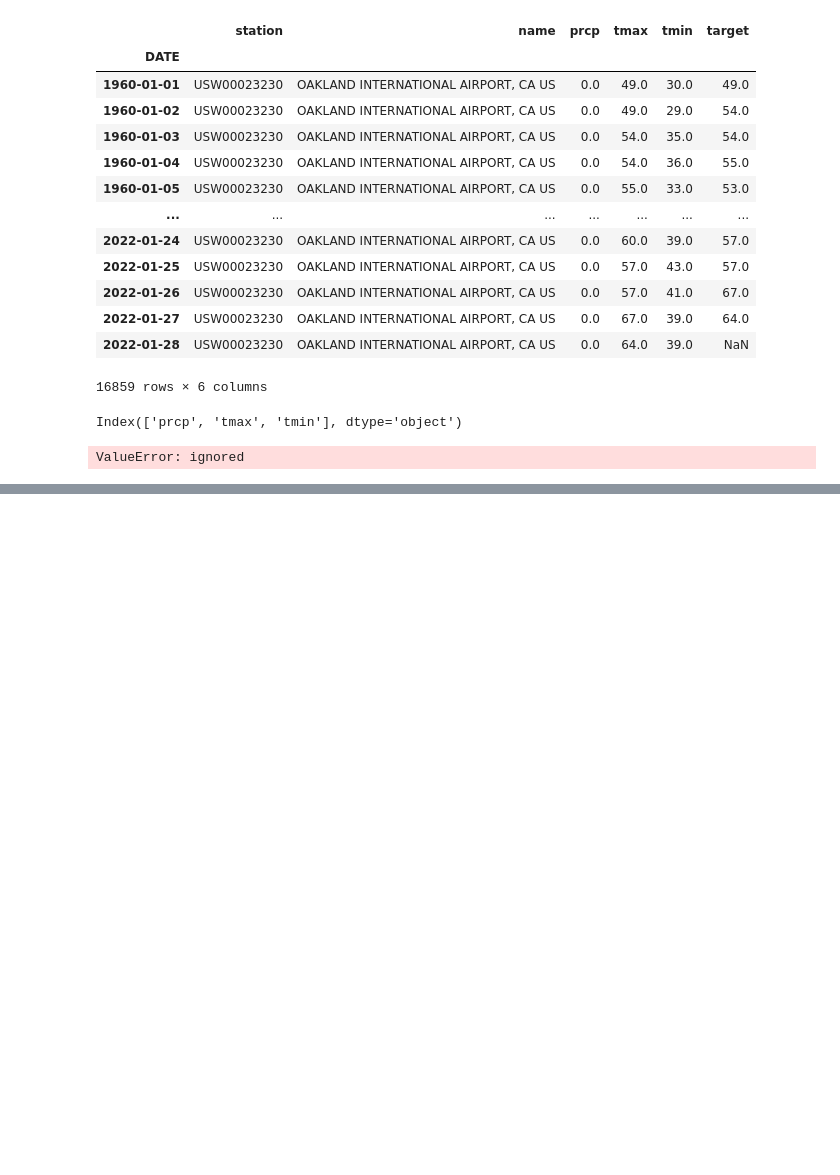
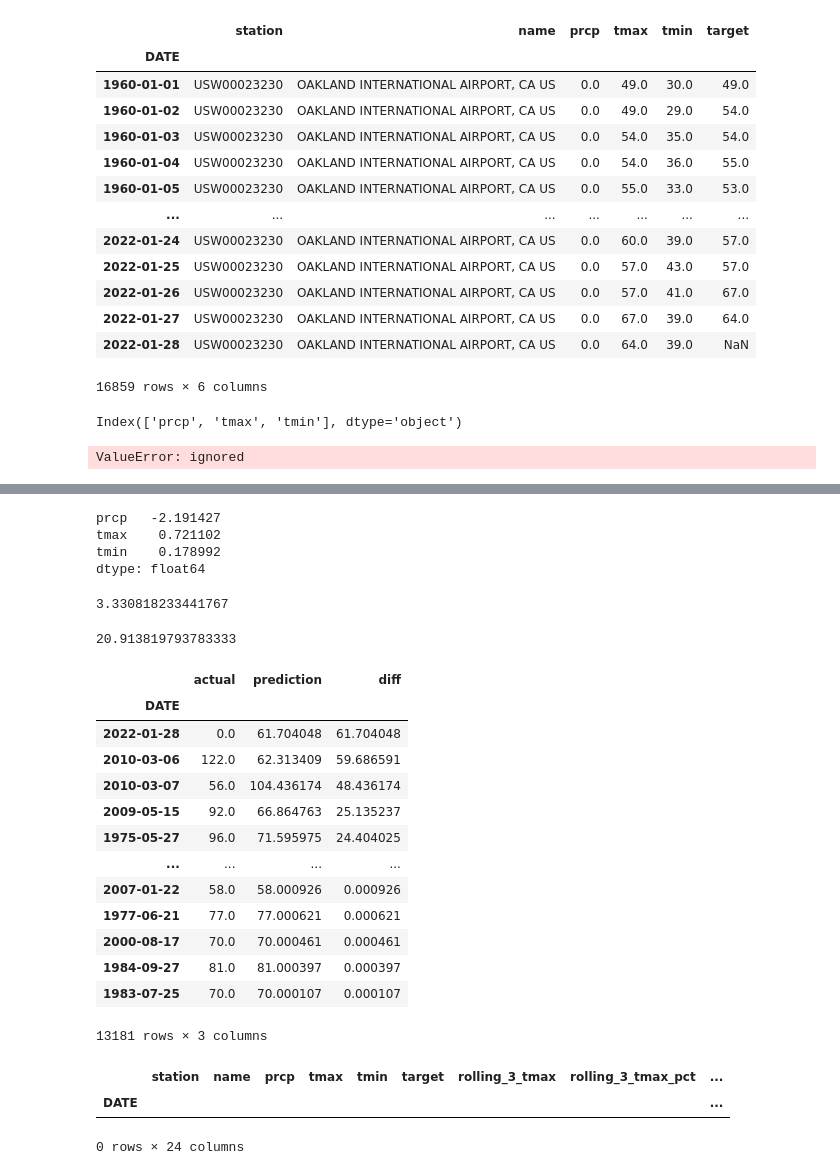
Before and after one commit to bimsi/weather-prediction, a Jupyter notebook: weather_yt.ipynb, the cells around one changed output, grey strips where cells are left out. Cells and saved outputs as stored; diff of their text form; code cells hidden in the pictures; blank space fills up the shorter version.

```diff
--- a/weather_yt.ipynb
+++ b/weather_yt.ipynb
@@ -241,0 +259,7 @@ ValueError: ignored
+# %%
+pd.Series(rr.coef_, index=predictors)
+# %% [output]
+prcp   -2.191427
+tmax    0.721102
+tmin    0.178992
+dtype: float64
@@ -241,0 +292,32 @@ ValueError: ignored
+# %%
+predictions = backtest(weather, rr, predictors)
+mean_absolute_error(predictions["actual"], predictions["prediction"])
+# %% [output]
+3.330818233441767
+# %%
+mean_squared_error(predictions["actual"], predictions["prediction"])
+# %% [output]
+20.913819793783333
+# %%
+predictions.sort_values("diff", ascending=False)
+# %% [output]
+|  | actual | prediction | diff |
+| DATE |  |  |  |
+| 2022-01-28 | 0.0 | 61.704048 | 61.704048 |
+| 2010-03-06 | 122.0 | 62.313409 | 59.686591 |
+| 2010-03-07 | 56.0 | 104.436174 | 48.436174 |
+| 2009-05-15 | 92.0 | 66.864763 | 25.135237 |
+| 1975-05-27 | 96.0 | 71.595975 | 24.404025 |
+| ... | ... | ... | ... |
+| 2007-01-22 | 58.0 | 58.000926 | 0.000926 |
+| 1977-06-21 | 77.0 | 77.000621 | 0.000621 |
+| 2000-08-17 | 70.0 | 70.000461 | 0.000461 |
+| 1984-09-27 | 81.0 | 81.000397 | 0.000397 |
+| 1983-07-25 | 70.0 | 70.000107 | 0.000107 |
+13181 rows × 3 columns
+# %%
+weather.loc["1990-03-07": "1990-03-17"]
+# %% [output]
+|  | station | name | prcp | tmax | tmin | target | rolling_3_tmax | rolling_3_tmax_pct | ... |
+| DATE |  |  |  |  |  |  |  |  | ... |
+0 rows × 24 columns
```
Also changed, not shown: parts of 7 cells of this notebook.
